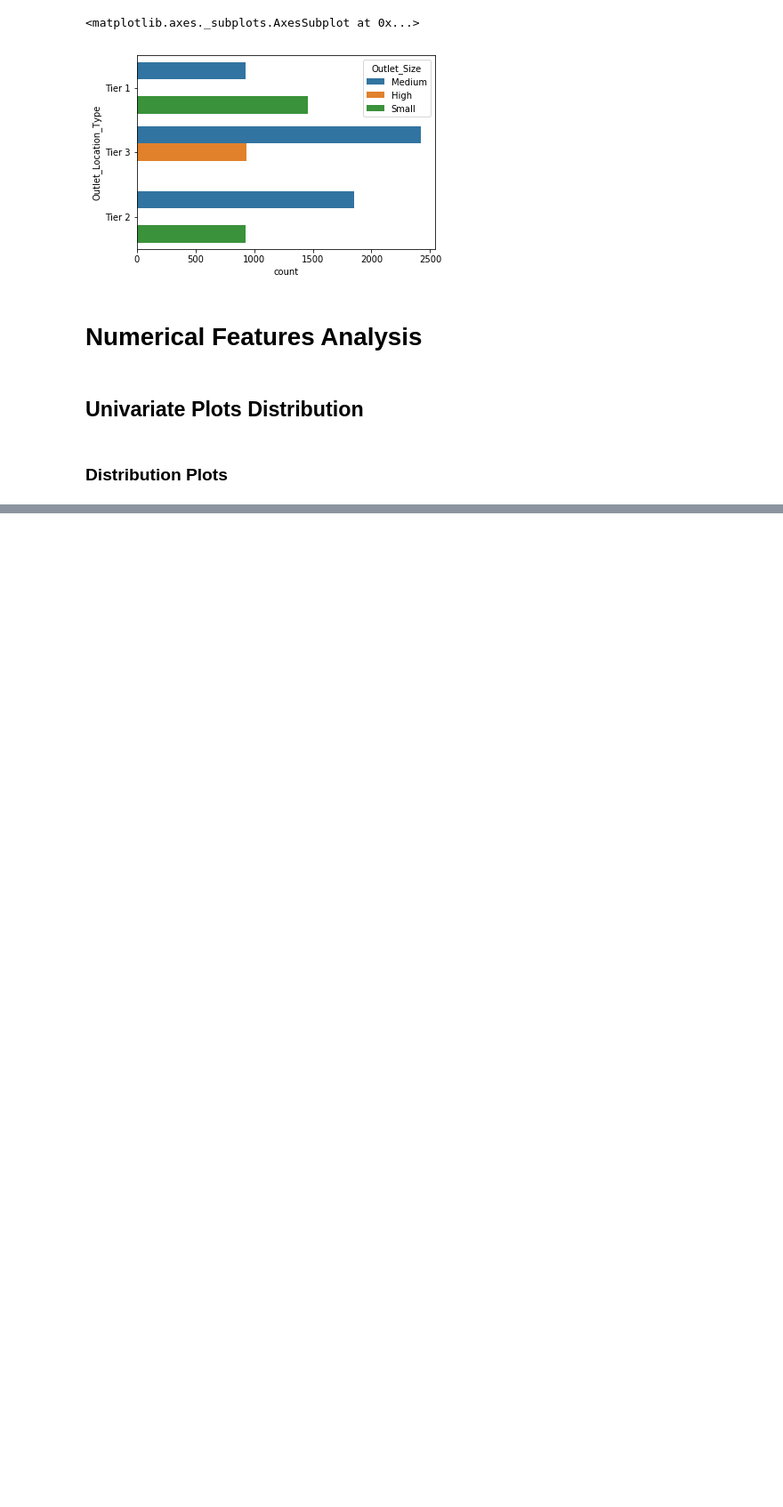
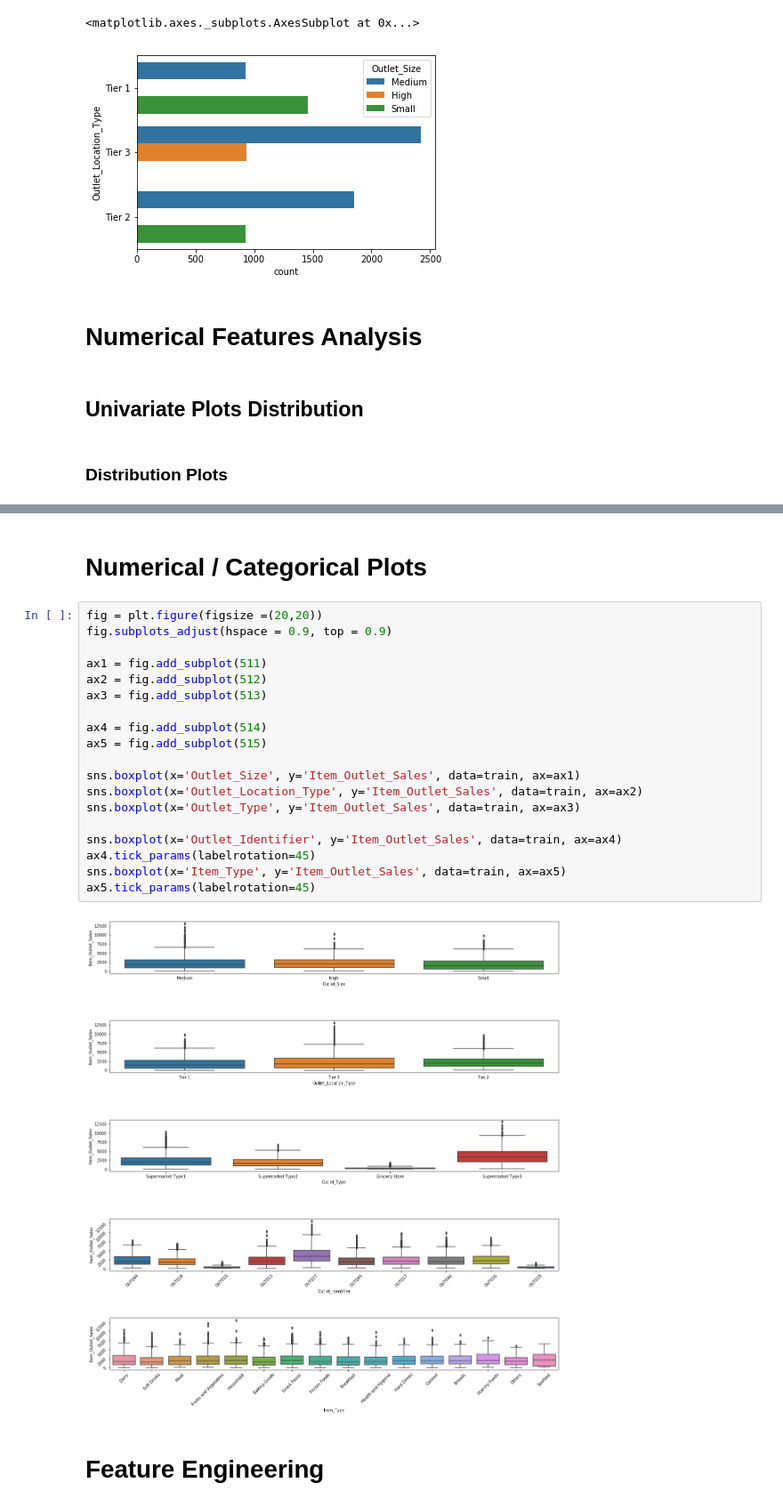
Before and after one commit to NicolasVILLETTE/bigmart_sales, a Jupyter notebook: bigmart_sales.ipynb, the cells around one changed output, grey strips where cells are left out. Shown: that part at 89% size. Saved outputs shown, nothing was run; the diff lists cells and outputs as text; blank space fills up the shorter version.

Commit message:
Feature Engineering

```diff
--- a/bigmart_sales.ipynb
+++ b/bigmart_sales.ipynb
@@ -207,0 +246,25 @@ sns.countplot(y="Outlet_Location_Type", hue='Outlet_Size', data=train)
+# %% [markdown]
+# Numerical / Categorical Plots
+# %%
+fig = plt.figure(figsize =(20,20))
+fig.subplots_adjust(hspace = 0.9, top = 0.9)
+
+ax1 = fig.add_subplot(511)
+ax2 = fig.add_subplot(512)
+ax3 = fig.add_subplot(513)
+
+ax4 = fig.add_subplot(514)
+ax5 = fig.add_subplot(515)
+
+sns.boxplot(x='Outlet_Size', y='Item_Outlet_Sales', data=train, ax=ax1)
+sns.boxplot(x='Outlet_Location_Type', y='Item_Outlet_Sales', data=train, ax=ax2)
+sns.boxplot(x='Outlet_Type', y='Item_Outlet_Sales', data=train, ax=ax3)
+
+sns.boxplot(x='Outlet_Identifier', y='Item_Outlet_Sales', data=train, ax=ax4)
+ax4.tick_params(labelrotation=45)
+sns.boxplot(x='Item_Type', y='Item_Outlet_Sales', data=train, ax=ax5)
+ax5.tick_params(labelrotation=45)
+# %% [output]
+[figure, added]
+# %% [markdown]
+# Feature Engineering
```
Also changed, not shown: parts of 17 cells of this notebook.
